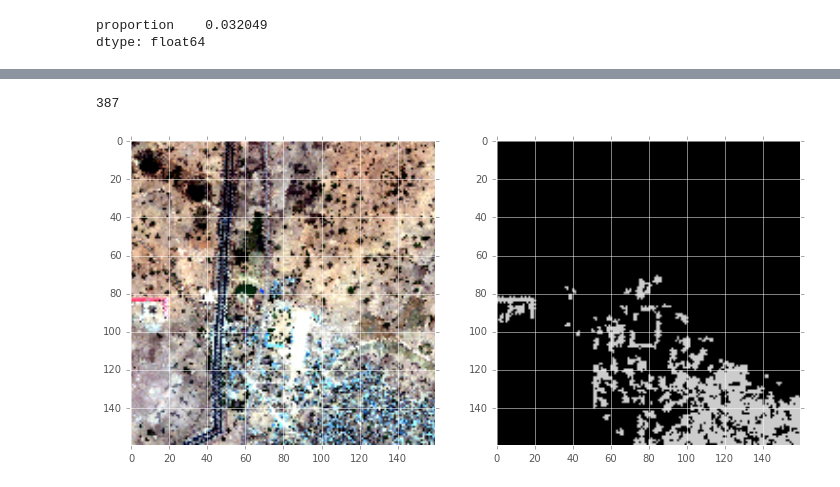
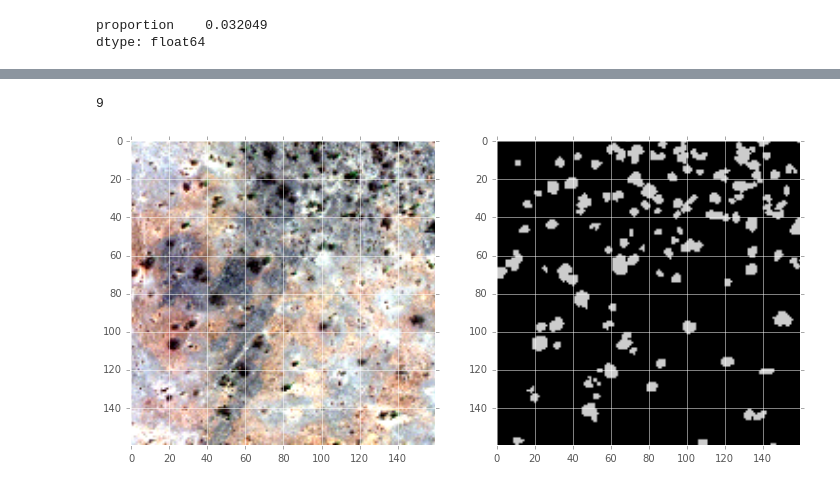
Before and after one commit to grantbey/kaggle-dstl, a Jupyter notebook: data-augmentation.ipynb, the cells around one changed output, grey strips where cells are left out. Cells and saved outputs as stored; diff of their text form; code cells hidden in the pictures.

```diff
--- a/data-augmentation.ipynb
+++ b/data-augmentation.ipynb
@@ -139,0 +146,3 @@ np.save('./data/training-data/train_msks_{}x{}_augmented_array.npy'.format(img_w
+# %%
+x = np.load('./data/training-data/tiled_patched_images_576_576.npy')
+y = np.load('./data/training-data/tiled_patched_masks_576_576.npy')
@@ -203,17 +213,17 @@ np.save('./data/misc/weights.npy',weights)
 # %%
 def plot_all(c):
     fig = plt.figure(figsize=(12,12))
-    i = np.random.choice(400)
+    i = np.random.choice(x.shape[0])
     print(i)
     ax1 = fig.add_subplot(221)
     ax1.imshow(np.rollaxis(x[i,...],0,3)[:,:,:3])
 
     ax2 = fig.add_subplot(222)
     ax2.imshow(y[i,c,...],cmap='spectral')
 
     plt.show()
-plot_all(0)
+plot_all(4)
 #push('PICTURES!','The plots are ready')
 # %% [output]
-387
+9
-[figure, old version]
+[figure, new version]
```
Also changed, not shown: parts of 23 cells of this notebook, 1 other file.
